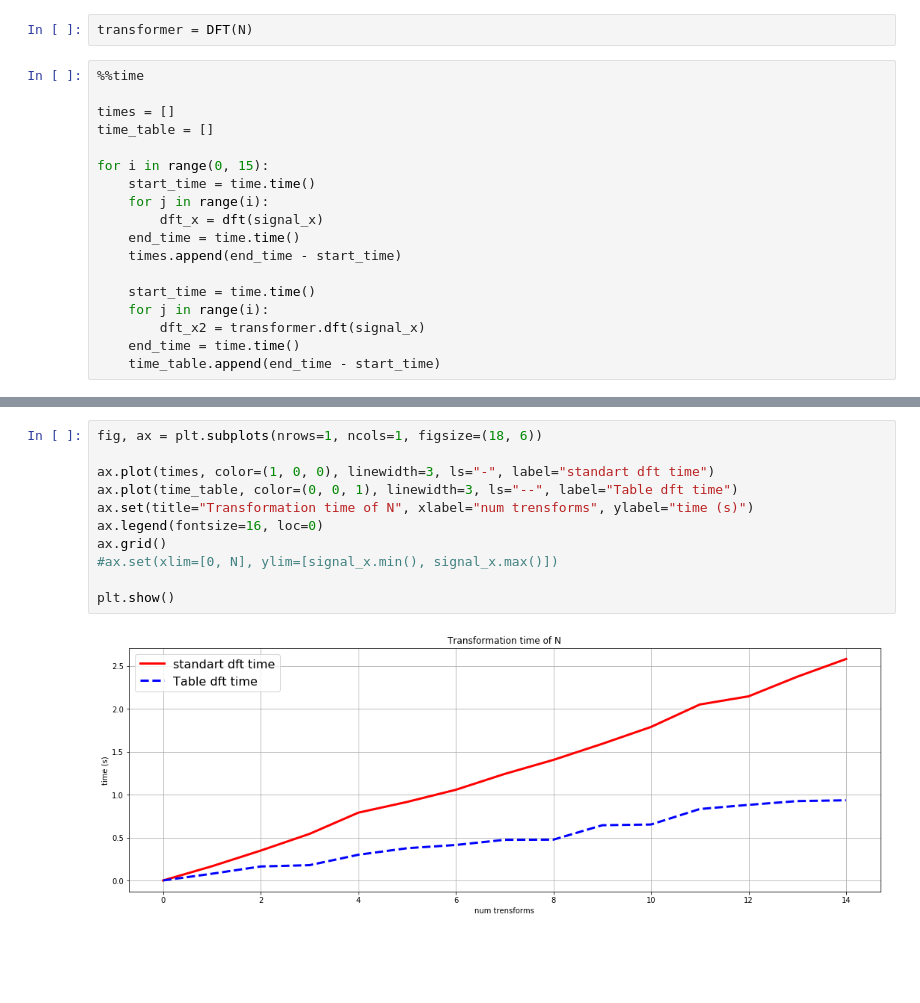
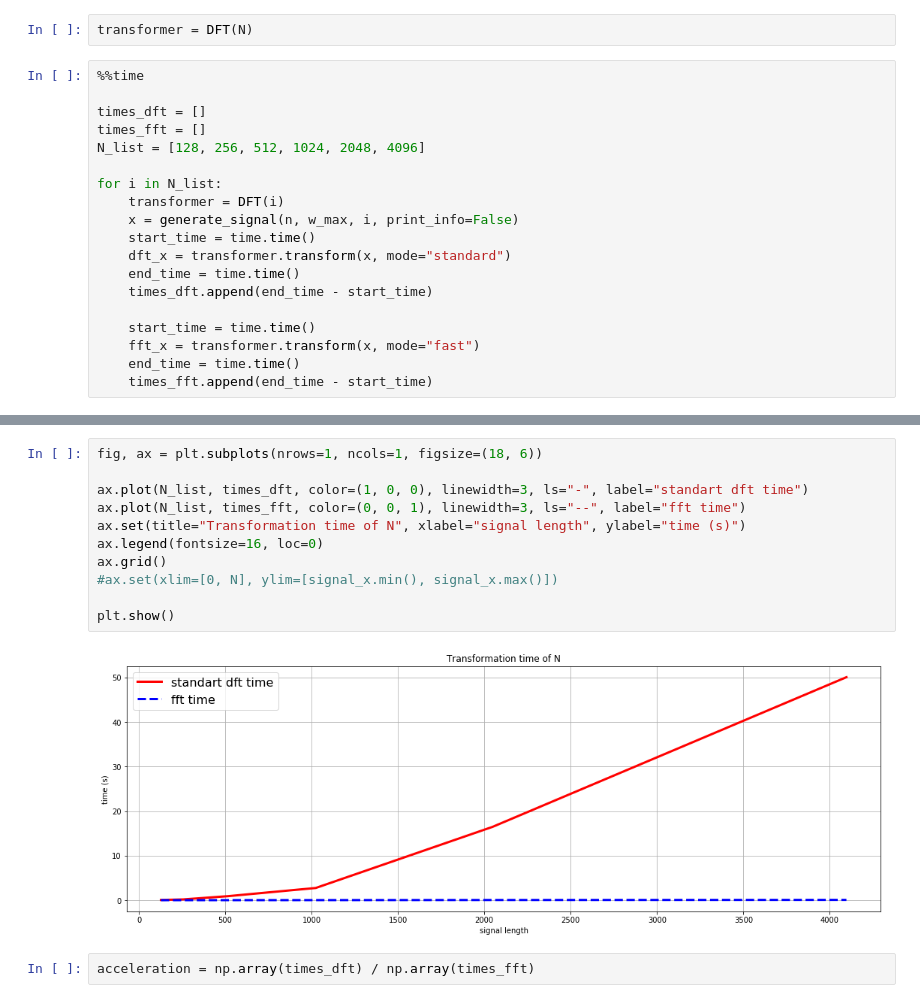
Before and after one commit to Vitalinsh/Laboratory-works, a Jupyter notebook: RTS_lab4_fast_fourier_transform.ipynb, the cells around one changed output, grey strips where cells are left out. Drawn from its saved outputs; the diff is of its cells as text; blank space fills up the shorter version.

```diff
--- a/RTS_lab4_fast_fourier_transform.ipynb
+++ b/RTS_lab4_fast_fourier_transform.ipynb
@@ -233,19 +227,20 @@ transformer = DFT(N)
 # %%
 %%time
 
-times = []
-time_table = []
+times_dft = []
+times_fft = []
+N_list = [128, 256, 512, 1024, 2048, 4096]
 
-for i in range(0, 15):
+for i in N_list:
+    transformer = DFT(i)
+    x = generate_signal(n, w_max, i, print_info=False)
     start_time = time.time()
-    for j in range(i):
-        dft_x = dft(signal_x)
+    dft_x = transformer.transform(x, mode="standard")
     end_time = time.time()
-    times.append(end_time - start_time)
+    times_dft.append(end_time - start_time)
 
     start_time = time.time()
-    for j in range(i):
-        dft_x2 = transformer.dft(signal_x)
+    fft_x = transformer.transform(x, mode="fast")
     end_time = time.time()
-    time_table.append(end_time - start_time)
+    times_fft.append(end_time - start_time)
 # %% [output]
@@ -253,13 +248,15 @@ Wall time: 26.3 s
 # %%
 fig, ax = plt.subplots(nrows=1, ncols=1, figsize=(18, 6))
 
-ax.plot(times, color=(1, 0, 0), linewidth=3, ls="-", label="standart dft time")
-ax.plot(time_table, color=(0, 0, 1), linewidth=3, ls="--", label="Table dft time")
-ax.set(title="Transformation time of N", xlabel="num trensforms", ylabel="time (s)")
+ax.plot(N_list, times_dft, color=(1, 0, 0), linewidth=3, ls="-", label="standart dft time")
+ax.plot(N_list, times_fft, color=(0, 0, 1), linewidth=3, ls="--", label="fft time")
+ax.set(title="Transformation time of N", xlabel="signal length", ylabel="time (s)")
 ax.legend(fontsize=16, loc=0)
 ax.grid()
 #ax.set(xlim=[0, N], ylim=[signal_x.min(), signal_x.max()])
 
 plt.show()
 # %% [output]
-[figure, old version]
+[figure, new version]
+# %%
+acceleration = np.array(times_dft) / np.array(times_fft)
```
Also changed, not shown: parts of 7 cells of this notebook, 6 other files.
